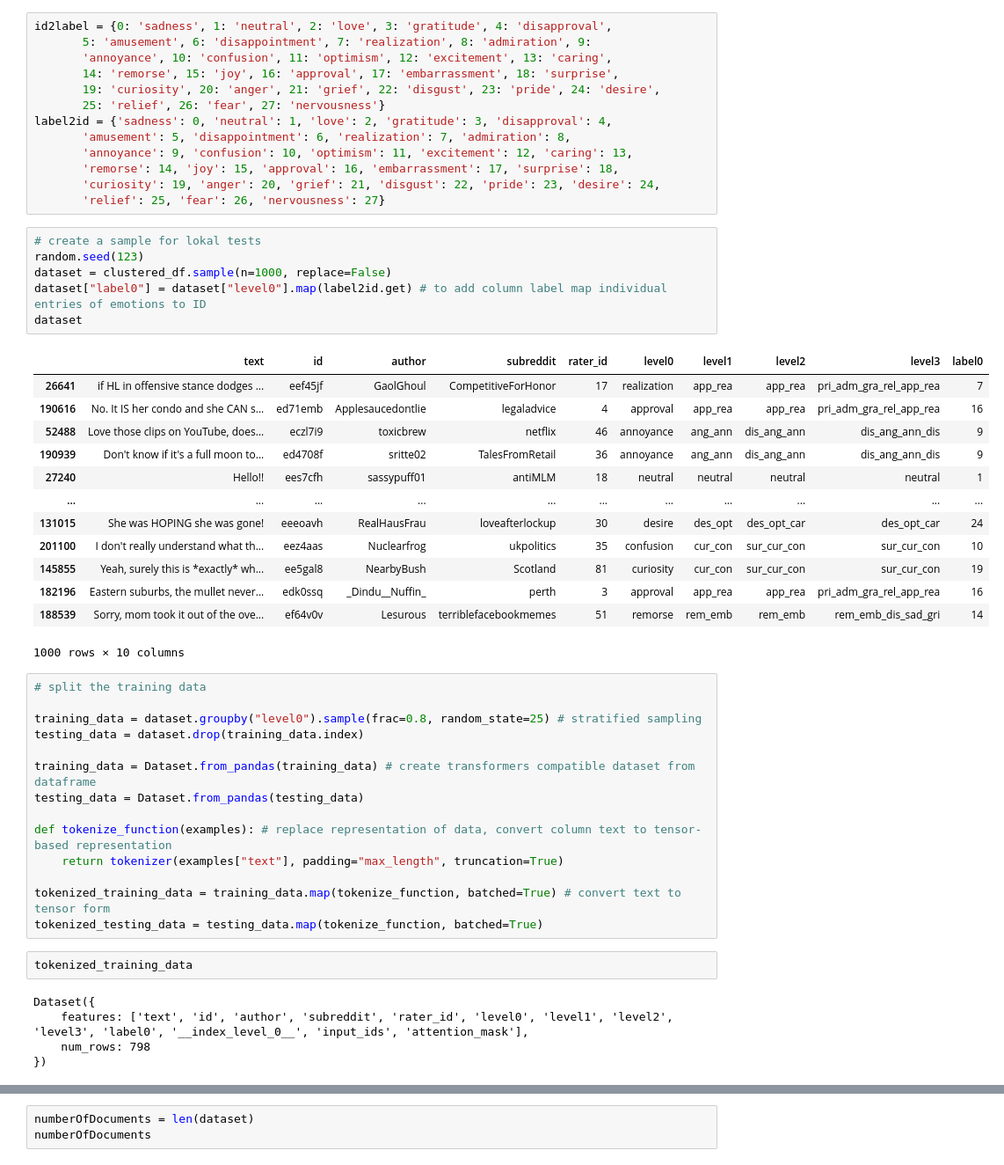
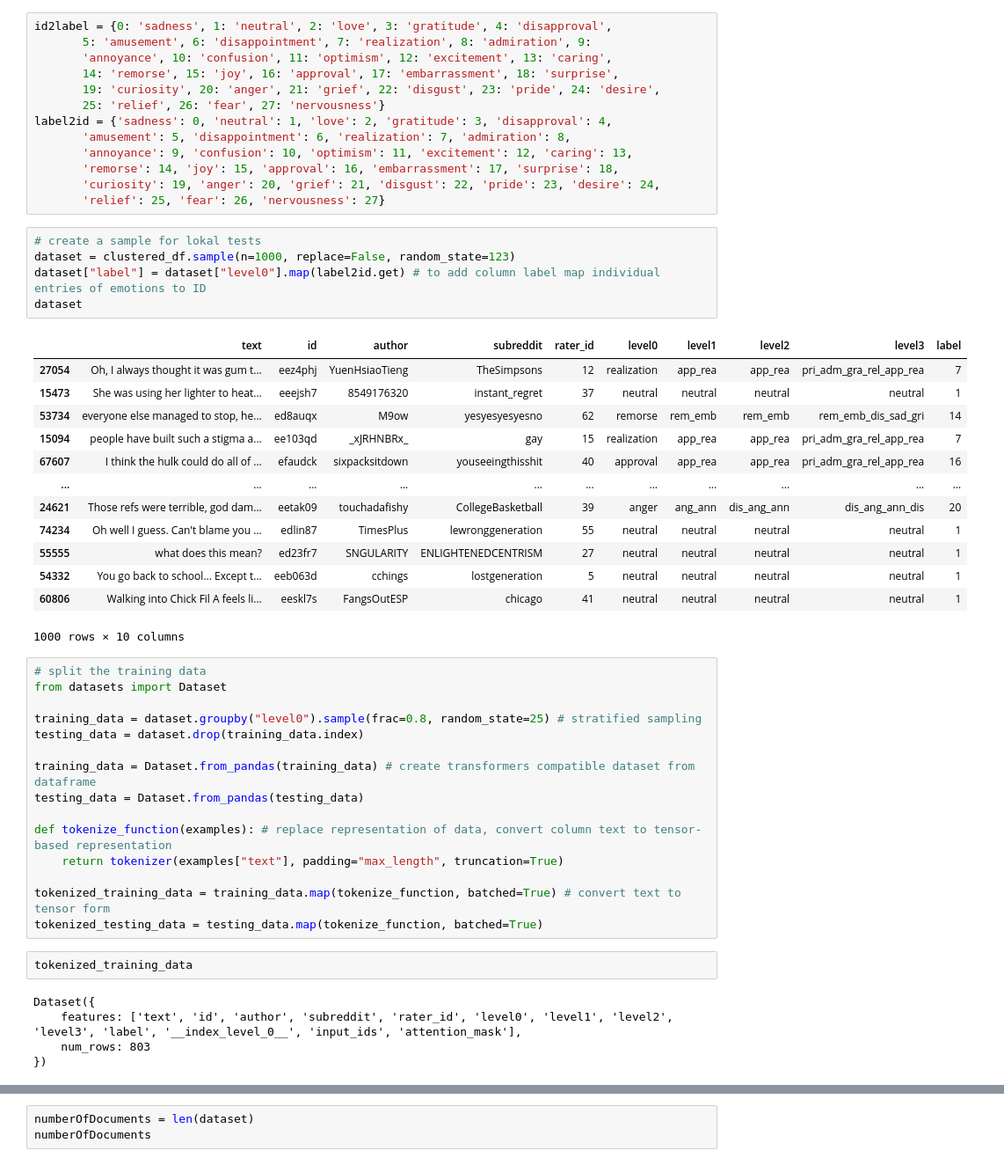
Before and after one commit to ralf-koenig/cer23_emo, a Jupyter notebook: notebooks/karo.ipynb, the cells around one changed output, grey strips where cells are left out. Shown at 88% size. Drawn from its saved outputs; the diff is of its cells as text.

```diff
--- a/notebooks/karo.ipynb
+++ b/notebooks/karo.ipynb
@@ -107,26 +137,26 @@ label2id = {'sadness': 0, 'neutral': 1, 'love': 2, 'gratitude': 3, 'disapproval'
        'relief': 25, 'fear': 26, 'nervousness': 27}
 # %%
 # create a sample for lokal tests
-random.seed(123)
-dataset = clustered_df.sample(n=1000, replace=False)
-dataset["label0"] = dataset["level0"].map(label2id.get) # to add column label map individual entries of emotions to ID
+dataset = clustered_df.sample(n=1000, replace=False, random_state=123)
+dataset["label"] = dataset["level0"].map(label2id.get) # to add column label map individual entries of emotions to ID
 dataset
 # %% [output]
-|  | text | id | author | subreddit | rater_id | level0 | level1 | level2 | level3 | label0 |
-| 26641 | if HL in offensive stance dodges ... | eef45jf | GaolGhoul | CompetitiveForHonor | 17 | realization | app_rea | app_rea | pri_adm_gra_rel_app_rea | 7 |
-| 190616 | No. It IS her condo and she CAN s... | ed71emb | Applesaucedontlie | legaladvice | 4 | approval | app_rea | app_rea | pri_adm_gra_rel_app_rea | 16 |
-| 52488 | Love those clips on YouTube, does... | eczl7i9 | toxicbrew | netflix | 46 | annoyance | ang_ann | dis_ang_ann | dis_ang_ann_dis | 9 |
-| 190939 | Don't know if it's a full moon to... | ed4708f | sritte02 | TalesFromRetail | 36 | annoyance | ang_ann | dis_ang_ann | dis_ang_ann_dis | 9 |
-| 27240 | Hello!! | ees7cfh | sassypuff01 | antiMLM | 18 | neutral | neutral | neutral | neutral | 1 |
+|  | text | id | author | subreddit | rater_id | level0 | level1 | level2 | level3 | label |
+| 27054 | Oh, I always thought it was gum t... | eez4phj | YuenHsiaoTieng | TheSimpsons | 12 | realization | app_rea | app_rea | pri_adm_gra_rel_app_rea | 7 |
+| 15473 | She was using her lighter to heat... | eeejsh7 | 8549176320 | instant_regret | 37 | neutral | neutral | neutral | neutral | 1 |
+| 53734 | everyone else managed to stop, he... | ed8auqx | M9ow | yesyesyesyesno | 62 | remorse | rem_emb | rem_emb | rem_emb_dis_sad_gri | 14 |
+| 15094 | people have built such a stigma a... | ee103qd | _xJRHNBRx_ | gay | 15 | realization | app_rea | app_rea | pri_adm_gra_rel_app_rea | 7 |
+| 67607 | I think the hulk could do all of ... | efaudck | sixpacksitdown | youseeingthisshit | 40 | approval | app_rea | app_rea | pri_adm_gra_rel_app_rea | 16 |
 | ... | ... | ... | ... | ... | ... | ... | ... | ... | ... | ... |
-| 131015 | She was HOPING she was gone! | eeeoavh | RealHausFrau | loveafterlockup | 30 | desire | des_opt | des_opt_car | des_opt_car | 24 |
-| 201100 | I don't really understand what th... | eez4aas | Nuclearfrog | ukpolitics | 35 | confusion | cur_con | sur_cur_con | sur_cur_con | 10 |
-| 145855 | Yeah, surely this is *exactly* wh... | ee5gal8 | NearbyBush | Scotland | 81 | curiosity | cur_con | sur_cur_con | sur_cur_con | 19 |
-| 182196 | Eastern suburbs, the mullet never... | edk0ssq | _Dindu__Nuffin_ | perth | 3 | approval | app_rea | app_rea | pri_adm_gra_rel_app_rea | 16 |
-| 188539 | Sorry, mom took it out of the ove... | ef64v0v | Lesurous | terriblefacebookmemes | 51 | remorse | rem_emb | rem_emb | rem_emb_dis_sad_gri | 14 |
+| 24621 | Those refs were terrible, god dam... | eetak09 | touchadafishy | CollegeBasketball | 39 | anger | ang_ann | dis_ang_ann | dis_ang_ann_dis | 20 |
+| 74234 | Oh well I guess. Can't blame you ... | edlin87 | TimesPlus | lewronggeneration | 55 | neutral | neutral | neutral | neutral | 1 |
+| 55555 | what does this mean? | ed23fr7 | SNGULARITY | ENLIGHTENEDCENTRISM | 27 | neutral | neutral | neutral | neutral | 1 |
+| 54332 | You go back to school... Except t... | eeb063d | cchings | lostgeneration | 5 | neutral | neutral | neutral | neutral | 1 |
+| 60806 | Walking into Chick Fil A feels li... | eeskl7s | FangsOutESP | chicago | 41 | neutral | neutral | neutral | neutral | 1 |
 1000 rows × 10 columns
 # %%
 # split the training data
+from datasets import Dataset
 
 training_data = dataset.groupby("level0").sample(frac=0.8, random_state=25) # stratified sampling
 testing_data = dataset.drop(training_data.index)
@@ -143,8 +173,8 @@ tokenized_testing_data = testing_data.map(tokenize_function, batched=True)
 tokenized_training_data
 # %% [output]
 Dataset({
-    features: ['text', 'id', 'author', 'subreddit', 'rater_id', 'level0', 'level1', 'level2', 'level3', 'label0', '__index_level_0__', 'input_ids', 'attention_mask'],
-    num_rows: 798
+    features: ['text', 'id', 'author', 'subreddit', 'rater_id', 'level0', 'level1', 'level2', 'level3', 'label', '__index_level_0__', 'input_ids', 'attention_mask'],
+    num_rows: 803
 })
 # %%
 pd.options.display.max_colwidth = None # default value is 50, max would be "None"
```
Also changed, not shown: parts of 24 cells of this notebook.
